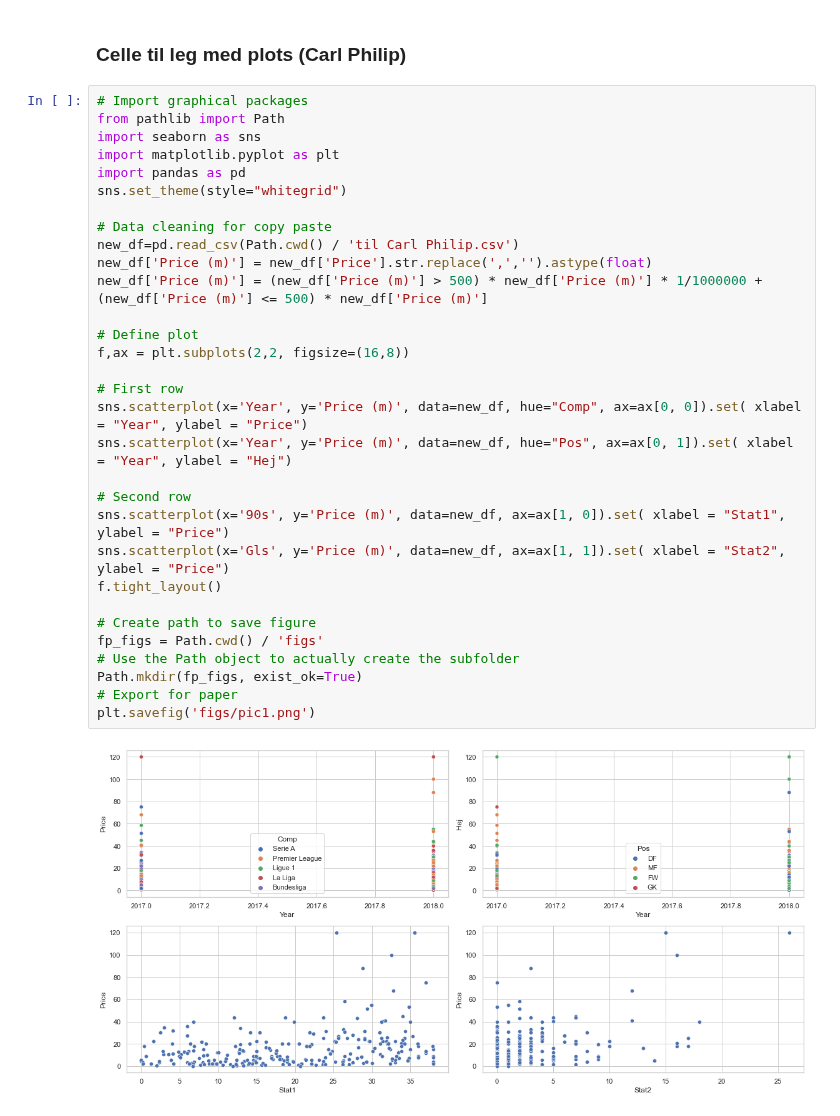
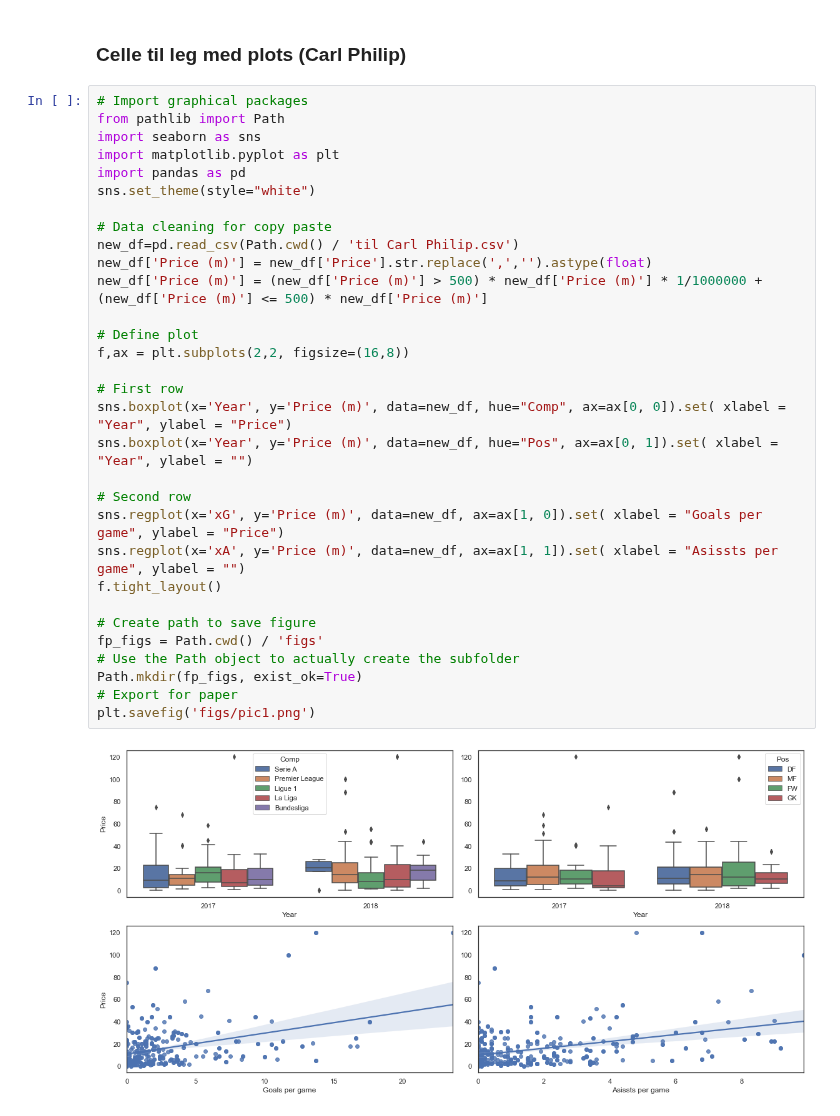
Before and after one commit to mathiasbindseil/three_drengz, a Jupyter notebook: ISDS - Kopi.ipynb, the cells around one changed output. Drawn from its saved outputs; the diff is of its cells as text.

```diff
--- a/ISDS - Kopi.ipynb
+++ b/ISDS - Kopi.ipynb
@@ -336,33 +336,33 @@ new_df.to_csv('til Carl Philip.csv')
 # %%
 # Import graphical packages
 from pathlib import Path
 import seaborn as sns
 import matplotlib.pyplot as plt
 import pandas as pd
-sns.set_theme(style="whitegrid")
+sns.set_theme(style="white")
 
 # Data cleaning for copy paste
 new_df=pd.read_csv(Path.cwd() / 'til Carl Philip.csv')
 new_df['Price (m)'] = new_df['Price'].str.replace(',','').astype(float)
 new_df['Price (m)'] = (new_df['Price (m)'] > 500) * new_df['Price (m)'] * 1/1000000 + (new_df['Price (m)'] <= 500) * new_df['Price (m)']
 
 # Define plot
 f,ax = plt.subplots(2,2, figsize=(16,8))
 
 # First row
-sns.scatterplot(x='Year', y='Price (m)', data=new_df, hue="Comp", ax=ax[0, 0]).set( xlabel = "Year", ylabel = "Price")
-sns.scatterplot(x='Year', y='Price (m)', data=new_df, hue="Pos", ax=ax[0, 1]).set( xlabel = "Year", ylabel = "Hej")
+sns.boxplot(x='Year', y='Price (m)', data=new_df, hue="Comp", ax=ax[0, 0]).set( xlabel = "Year", ylabel = "Price")
+sns.boxplot(x='Year', y='Price (m)', data=new_df, hue="Pos", ax=ax[0, 1]).set( xlabel = "Year", ylabel = "")
 
 # Second row
-sns.scatterplot(x='90s', y='Price (m)', data=new_df, ax=ax[1, 0]).set( xlabel = "Stat1", ylabel = "Price")
-sns.scatterplot(x='Gls', y='Price (m)', data=new_df, ax=ax[1, 1]).set( xlabel = "Stat2", ylabel = "Price")
+sns.regplot(x='xG', y='Price (m)', data=new_df, ax=ax[1, 0]).set( xlabel = "Goals per game", ylabel = "Price")
+sns.regplot(x='xA', y='Price (m)', data=new_df, ax=ax[1, 1]).set( xlabel = "Asissts per game", ylabel = "")
 f.tight_layout()
 
 # Create path to save figure
 fp_figs = Path.cwd() / 'figs'
 # Use the Path object to actually create the subfolder
 Path.mkdir(fp_figs, exist_ok=True)
 # Export for paper
 plt.savefig('figs/pic1.png')
 # %% [output]
-[figure, old version]
+[figure, new version]
```
Also changed, not shown: 1 other file.
